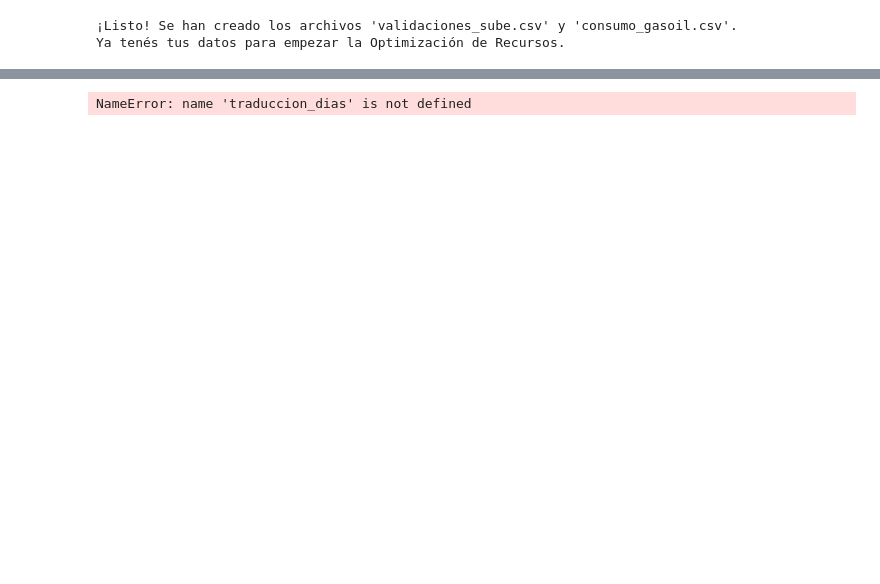
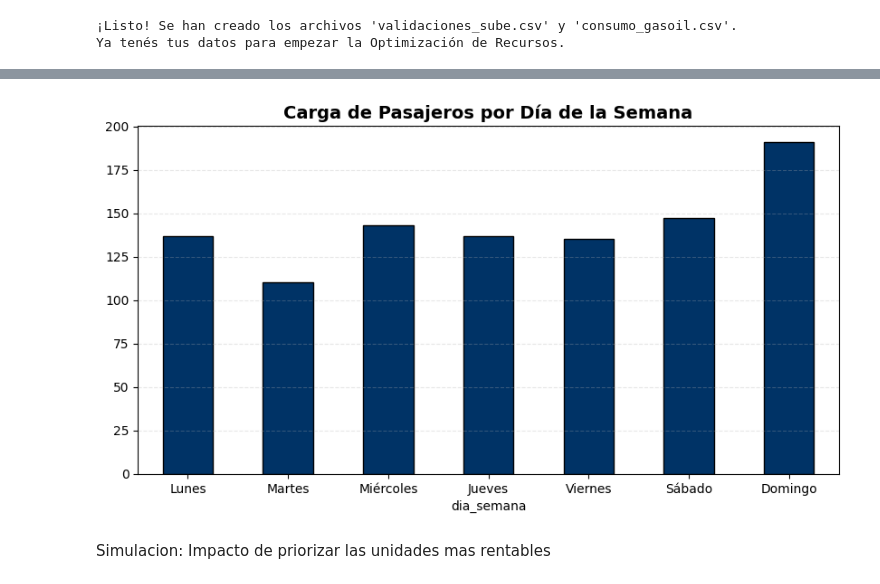
Before and after one commit to Luck-dat/urban-transport-profitability-analysis, a Jupyter notebook: transport_profitability_analysis.ipynb, the cells around one changed output, grey strips where cells are left out. Saved outputs shown, nothing was run; the diff lists cells and outputs as text; code cells hidden in the pictures; blank space fills up the shorter version.

```diff
--- a/transport_profitability_analysis.ipynb
+++ b/transport_profitability_analysis.ipynb
@@ -215,22 +163,19 @@ Diferencia de consumo: 17.2% más de gasoil
 # %%
-import matplotlib.pyplot as plt
-
-# 1. Traducción y orden
 traduccion_dias = {'Monday':'Lunes', 'Tuesday':'Martes', 'Wednesday':'Miércoles',
                   'Thursday':'Jueves', 'Friday':'Viernes', 'Saturday':'Sábado', 'Sunday':'Domingo'}
 df_sube_original['dia_semana'] = df_sube_original['fecha_hora'].dt.day_name().map(traduccion_dias)
 orden_castellano = ['Lunes', 'Martes', 'Miércoles', 'Jueves', 'Viernes', 'Sábado', 'Domingo']
 
-# 2. Agrupamos
 pasajeros_dia = df_sube_original.groupby('dia_semana')['monto_pasaje'].count().reindex(orden_castellano)
 
-# 3. Graficamos
 plt.figure(figsize=(10,5))
 pasajeros_dia.plot(kind='bar', color='#003366', edgecolor='black')
-plt.title('Carga de Pasajeros por Día de la Semana (Ajustado)', fontsize=14, fontweight='bold')
+plt.title('Carga de Pasajeros por Día de la Semana', fontsize=14, fontweight='bold')
 plt.xticks(rotation=0)
 plt.grid(axis='y', linestyle='--', alpha=0.3)
 plt.show()
 # %% [output]
-NameError: name 'traduccion_dias' is not defined
+[figure, added]
+# %% [markdown]
+Simulacion: Impacto de priorizar las unidades mas rentables
 # %%
```
Also changed, not shown: parts of 25 cells of this notebook.
